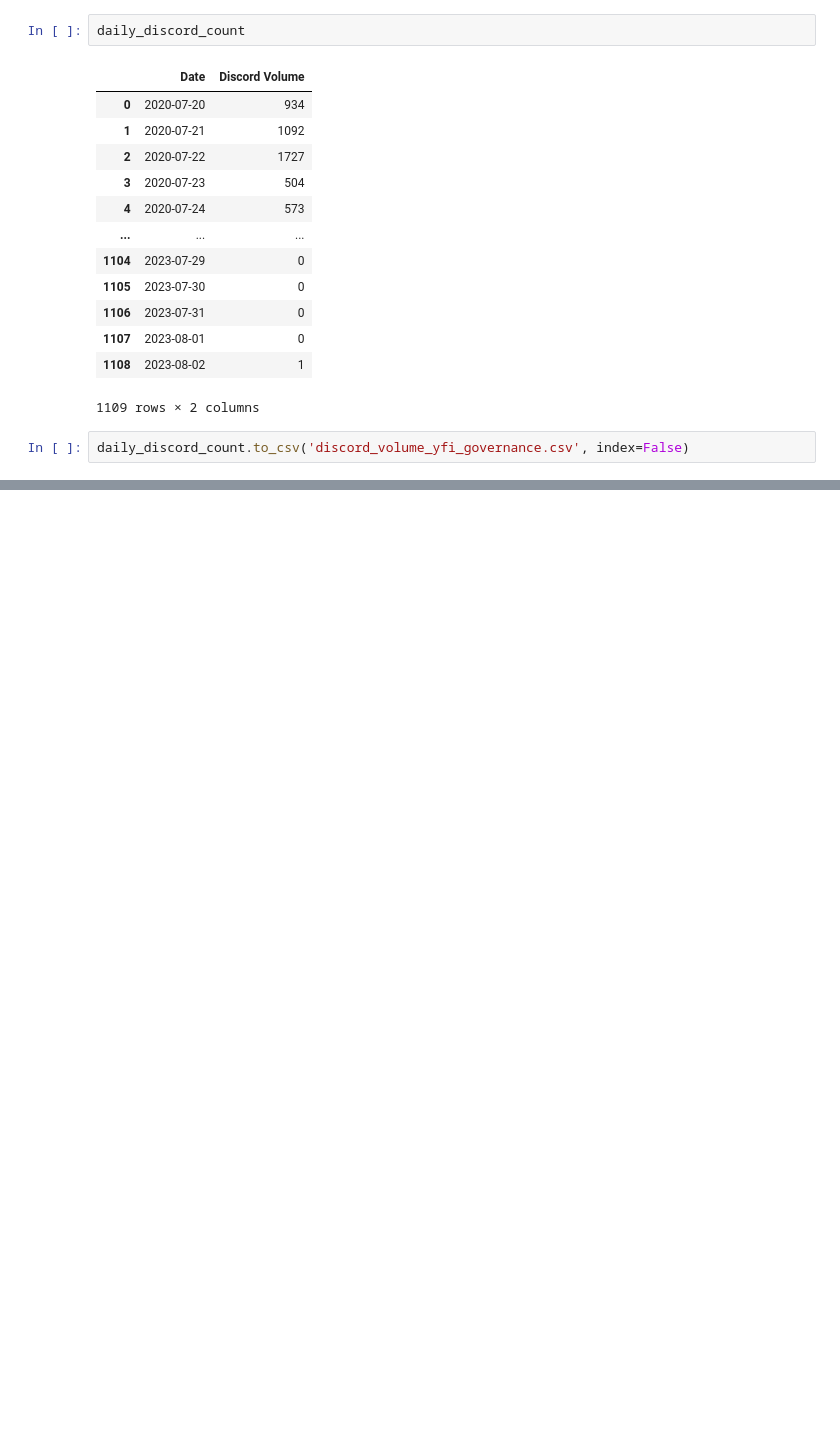
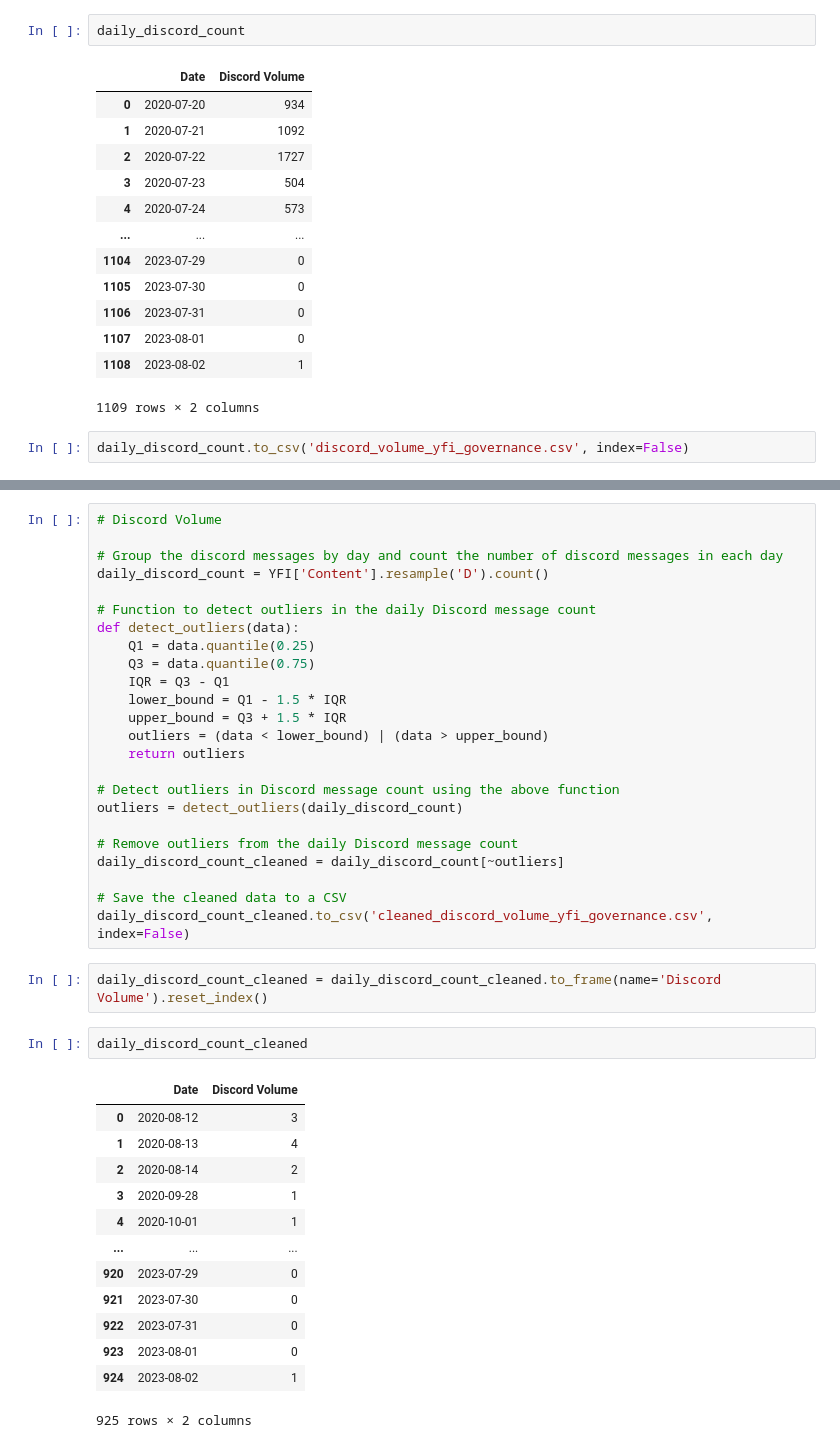
Before and after one commit to SciEcon/BlockchainSentiment2023, a Jupyter notebook: Code/yearn_finance.ipynb, the cells around one changed output, grey strips where cells are left out. Saved outputs shown, nothing was run; the diff lists cells and outputs as text; blank space fills up the shorter version.

```diff
--- a/Code/yearn_finance.ipynb
+++ b/Code/yearn_finance.ipynb
@@ -497,3 +504,45 @@ fig.update_layout(title='yearn.finance Discord Daily Message Volume', xaxis_titl
 fig.show()
 # %% [output]
 [interactive output not drawn]
+# %%
+# Discord Volume
+
+# Group the discord messages by day and count the number of discord messages in each day
+daily_discord_count = YFI['Content'].resample('D').count()
+
+# Function to detect outliers in the daily Discord message count
+def detect_outliers(data):
+    Q1 = data.quantile(0.25)
+    Q3 = data.quantile(0.75)
+    IQR = Q3 - Q1
+    lower_bound = Q1 - 1.5 * IQR
+    upper_bound = Q3 + 1.5 * IQR
+    outliers = (data < lower_bound) | (data > upper_bound)
+    return outliers
+
+# Detect outliers in Discord message count using the above function
+outliers = detect_outliers(daily_discord_count)
+
+# Remove outliers from the daily Discord message count
+daily_discord_count_cleaned = daily_discord_count[~outliers]
+
+# Save the cleaned data to a CSV
+daily_discord_count_cleaned.to_csv('cleaned_discord_volume_yfi_governance.csv', index=False)
+# %%
+daily_discord_count_cleaned = daily_discord_count_cleaned.to_frame(name='Discord Volume').reset_index()
+# %%
+daily_discord_count_cleaned
+# %% [output]
+|  | Date | Discord Volume |
+| 0 | 2020-08-12 | 3 |
+| 1 | 2020-08-13 | 4 |
+| 2 | 2020-08-14 | 2 |
+| 3 | 2020-09-28 | 1 |
+| 4 | 2020-10-01 | 1 |
+| ... | ... | ... |
+| 920 | 2023-07-29 | 0 |
+| 921 | 2023-07-30 | 0 |
+| 922 | 2023-07-31 | 0 |
+| 923 | 2023-08-01 | 0 |
+| 924 | 2023-08-02 | 1 |
+925 rows × 2 columns
```
Also changed, not shown: parts of 4 cells of this notebook, 6 other files.
